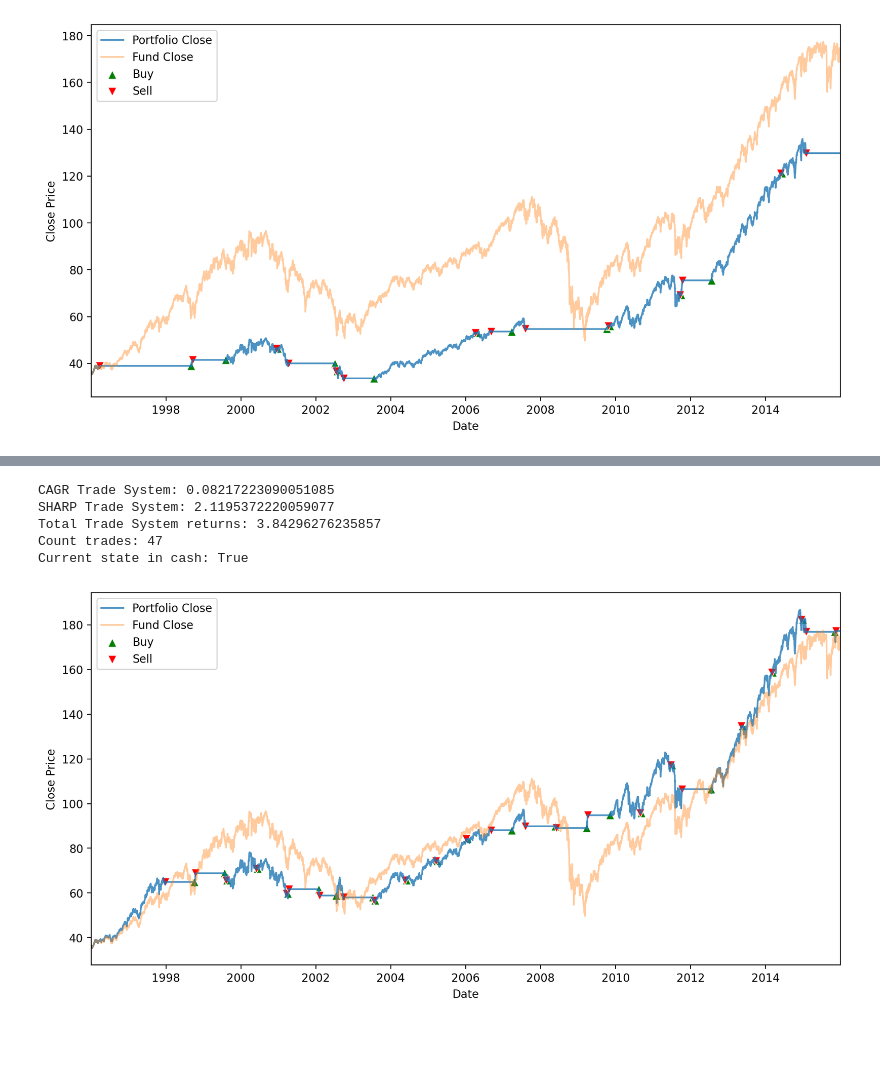
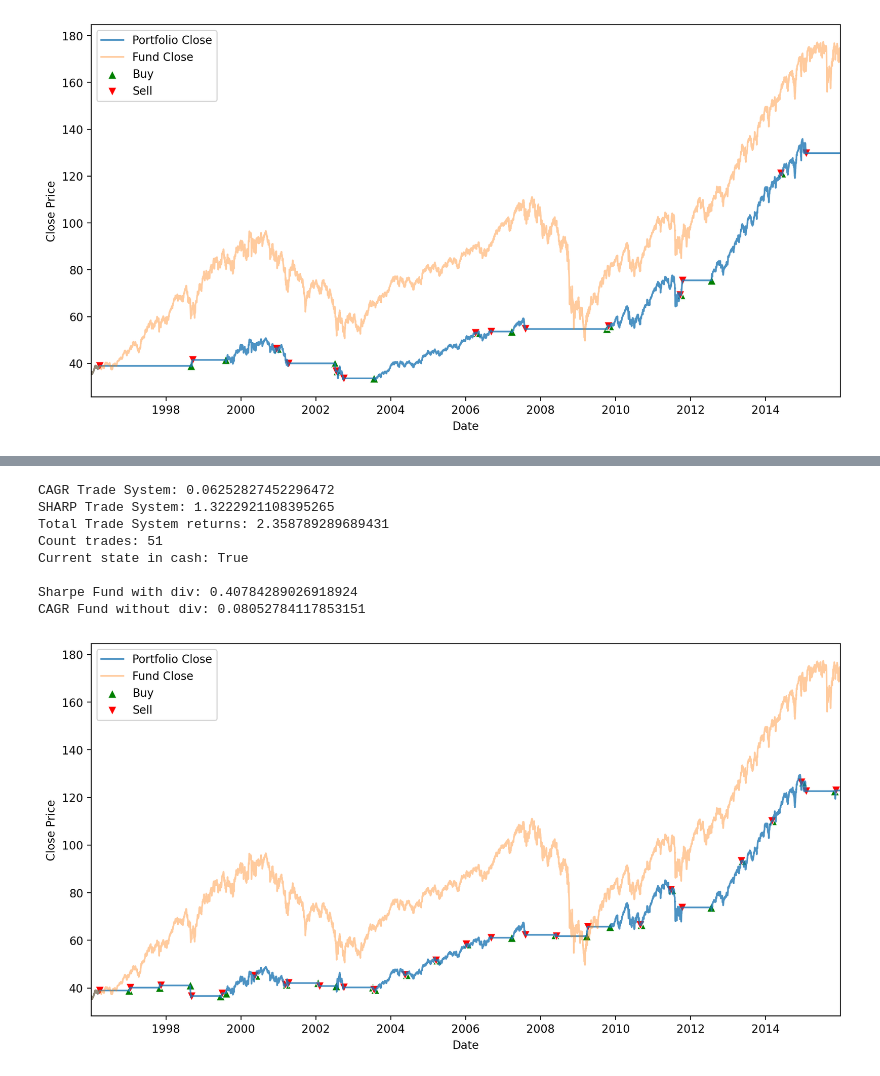
Before and after one commit to Den-is-me/test_ff, a Jupyter notebook: test_ff.ipynb, the cells around one changed output, grey strips where cells are left out. Saved outputs shown, nothing was run; the diff lists cells and outputs as text; code cells hidden in the pictures; blank space fills up the shorter version.

```diff
--- a/test_ff.ipynb
+++ b/test_ff.ipynb
@@ -1040,27 +1022,33 @@ Years
 2015    2.0
 Name: Trade_ind, dtype: float64
 # %%
-# Проверим условия найденных парамметров ещё раз.
+# Проверим результат увеличения коэффициента
 start_date = train_df.iloc[0].name
 end_date = train_df.iloc[-1].name
 start_investment = train_df.iloc[0]['Close']
 
-TS = TradeSystem(start_investment, train_df, start_date, end_date, trade_needed=True, SMA_long_window=500, SMA_short_window=200, trade_year_coef=0.05)
+TS = TradeSystem(start_investment, data, start_date, end_date, trade_needed=True, SMA_long_window=500, SMA_short_window=200, trade_year_coef=0.05)
 TS.start_trade()
 TS.plt()
+print()
+print('Sharpe Fund with div:', TS.calculate_sharpe_ratio(train_df))
+print('CAGR Fund without div:', TS.calculate_cagr(train_df))
 
-# Из граффика и данных видно как торговая система сглаживает моменты волатильности на рынке фонад
+
 # В результате мы добились желаемого результата и выполнили условия:
-# CAGR Trade System: 0.08217223090051085 > CAGR Fund without div 0.8
-# SHARP Trade System: 2.1195372220059077 > Sharpe with div 0.4
+# CAGR Trade System: 0.062 < CAGR Fund without div 0.80 (можно улучшить)
+# SHARP Trade System: 1.322 > Sharpe with div 0.40
 # Current state in cash: True
 # %% [output]
-CAGR Trade System: 0.08217223090051085
-SHARP Trade System: 2.1195372220059077
-Total Trade System returns: 3.84296276235857
-Count trades: 47
+CAGR Trade System: 0.06252827452296472
+SHARP Trade System: 1.3222921108395265
+Total Trade System returns: 2.358789289689431
+Count trades: 51
 Current state in cash: True
+
+Sharpe Fund with div: 0.40784289026918924
+CAGR Fund without div: 0.08052784117853151
-[figure, old version]
+[figure, new version]
 # %%
 # Ещё раз проверим условие на торговлю не реже одного раза в год:
 port = TS.portfolio
```
Also changed, not shown: parts of 14 cells of this notebook, 1 other file.
